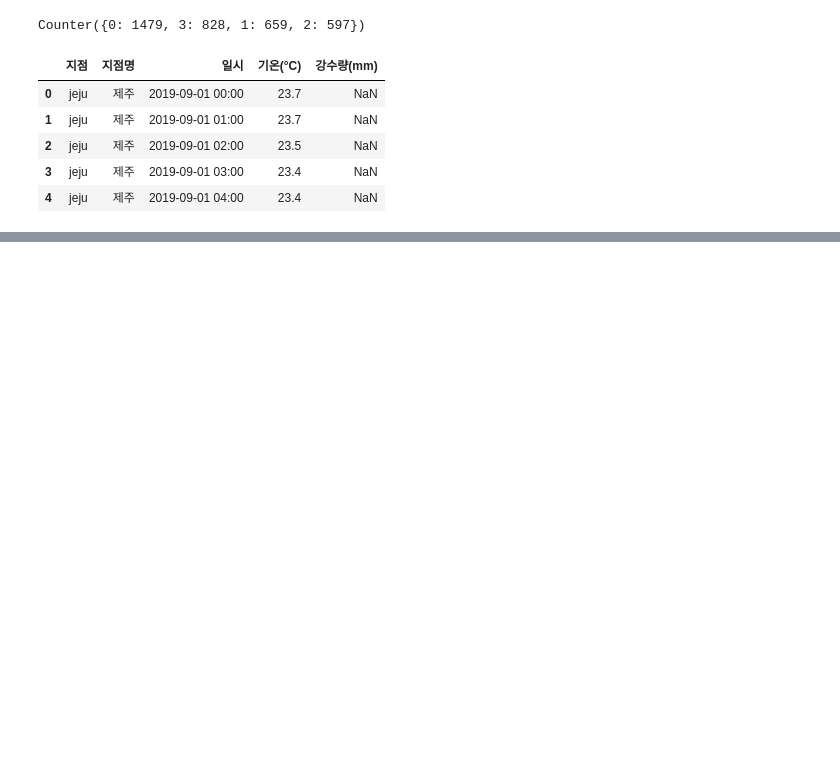
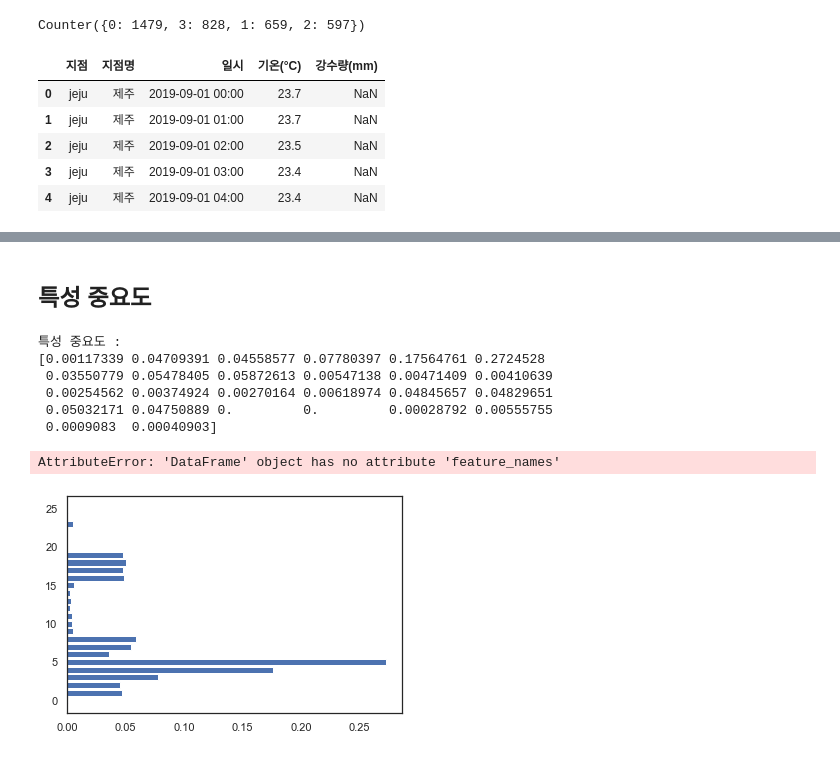
Before and after one commit to woojuro4/bus_users_prediction, a Jupyter notebook: ML/중급.ipynb, the cells around one changed output, grey strips where cells are left out. Saved outputs shown, nothing was run; the diff lists cells and outputs as text; code cells hidden in the pictures; blank space fills up the shorter version.

```diff
--- a/ML/중급.ipynb
+++ b/ML/중급.ipynb
@@ -247,6 +263,10 @@ X_train.shape, y_train.shape, X_test.shape
+# %%
+X_train = np.nan_to_num(X_train)
+# %%
+X_test = np.nan_to_num(X_test)
 # %%
 # best_params_를 통해서 나온 값을 투입
-rf = RandomForestRegressor(max_features=3,min_samples_leaf=2,min_samples_split=2,n_estimators=500,random_state=1217)
+rf = RandomForestRegressor(max_features=5,min_samples_leaf=3,min_samples_split=2,n_estimators=100,random_state=1217)
 
 rf.fit(X_train,y_train) #학습
 
@@ -255,3 +275,32 @@ test['18~20_ride'] = rf.predict(X_test) #예측값 생성 후, test['18~20_ride'
 test[['id','18~20_ride']].to_csv("dacon_base_middle2.csv",index=False) # id와 18~20_ride만 선택 후 csv 파일로 내보낸다
 
 #해당 코드 소요 시간 5분
+# %% [markdown]
+## 특성 중요도
+# %%
+# 특성 중요도
+print("특성 중요도 : \n{}".format(rf.feature_importances_))
+# %% [output]
+특성 중요도 :
+[0.00117339 0.04709391 0.04558577 0.07780397 0.17564761 0.2724528
+ 0.03550779 0.05478405 0.05872613 0.00547138 0.00471409 0.00410639
+ 0.00254562 0.00374924 0.00270164 0.00618974 0.04845657 0.04829651
+ 0.05032171 0.04750889 0.         0.         0.00028792 0.00555755
+ 0.0009083  0.00040903]
+# %%
+X_data = pd.DataFrame(np.concatenate([X_train, X_test], axis=0))
+# %%
+# 특성 중요도 시각화 하기
+def plot_feature_importances_bus(model):
+    n_features = X_data.shape[1]
+    plt.barh(range(n_features), model.feature_importances_, align='center')
+    plt.yticks(np.arange(n_features), X_data.feature_names)
+    plt.xlabel("attr importances")
+    plt.ylabel("attr")
+    plt.ylim(-1, n_features)
+plt.show()
+
+plot_feature_importances_bus(rf)
+# %% [output]
+AttributeError: 'DataFrame' object has no attribute 'feature_names'
+[figure, added]
```
Also changed, not shown: parts of 26 cells of this notebook, 2 other files.
